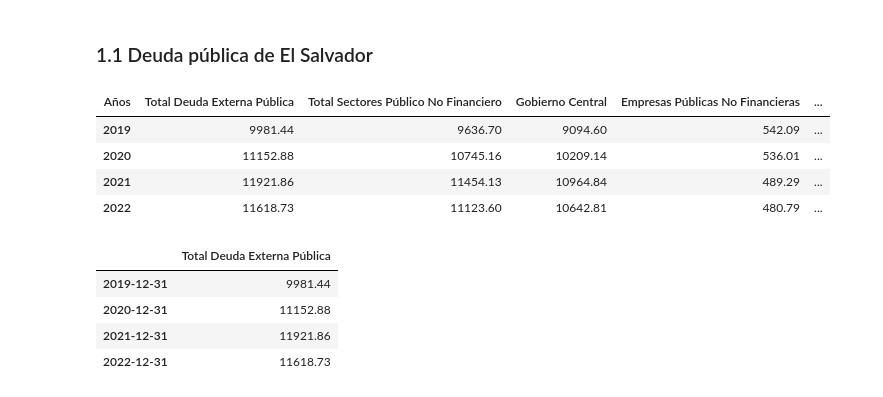
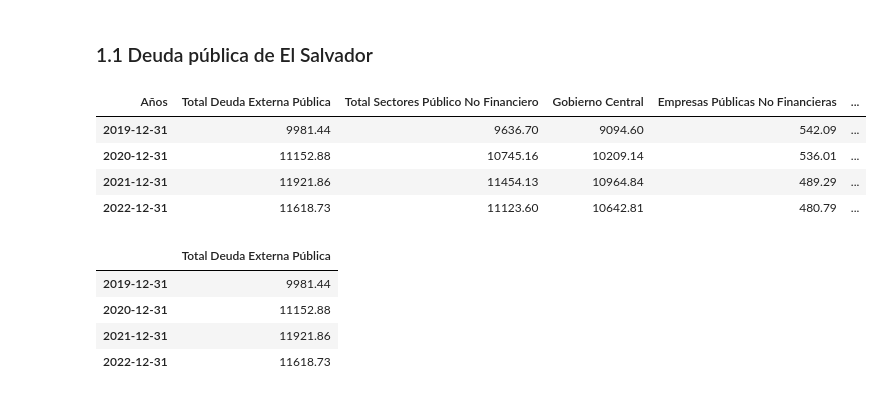
Before and after one commit to JosueRodriguezSams/CriptoSV---Samsung, a Jupyter notebook: Analisis_impacto_del_bitcoin.ipynb, the cells around one changed output. Saved outputs shown, nothing was run; the diff lists cells and outputs as text; code cells hidden in the pictures.

```diff
--- a/Analisis_impacto_del_bitcoin.ipynb
+++ b/Analisis_impacto_del_bitcoin.ipynb
@@ -21,25 +21,26 @@ Para lo cual solo extraeremos el dataframe y **ordenaremos**, **limpiaremos** y
 # %%
 ruta = "Datos_bitcoin/Deuda_SV/Deuda_Externa_Pública_Total.csv"
 df = pd.read_csv(ruta, encoding='utf-8', sep=",",skiprows=4, skipfooter=2,engine="python")
 df = df.iloc[:7]
 df[" "]=[
     'Total Deuda Externa Pública',
     'Total Sectores Público No Financiero',
     'Gobierno Central','Resto Del Gobierno Central',
     'Empresas Públicas No Financieras',
     'Total Sectores Públicos Financiero',
     'Banco Central De Reserva' ]
 df.columns = ['Años', '2019', '2020', '2021', '2022']
 df_DPE_concepto = df.set_index('Años').T
 df_DPE_concepto["Gobierno Central"] = df_DPE_concepto["Gobierno Central"].values + df_DPE_concepto["Resto Del Gobierno Central"].values
 df_DPE_concepto.drop(columns="Resto Del Gobierno Central", axis=1,inplace=True)
+df_DPE_concepto.index = pd.date_range("2019-01-01", periods=4, freq="YE")
 df_DPE_concepto
 # %% [output]
 | Años | Total Deuda Externa Pública | Total Sectores Público No Financiero | Gobierno Central | Empresas Públicas No Financieras | ... |
-| 2019 | 9981.44 | 9636.70 | 9094.60 | 542.09 | ... |
-| 2020 | 11152.88 | 10745.16 | 10209.14 | 536.01 | ... |
-| 2021 | 11921.86 | 11454.13 | 10964.84 | 489.29 | ... |
-| 2022 | 11618.73 | 11123.60 | 10642.81 | 480.79 | ... |
+| 2019-12-31 | 9981.44 | 9636.70 | 9094.60 | 542.09 | ... |
+| 2020-12-31 | 11152.88 | 10745.16 | 10209.14 | 536.01 | ... |
+| 2021-12-31 | 11921.86 | 11454.13 | 10964.84 | 489.29 | ... |
+| 2022-12-31 | 11618.73 | 11123.60 | 10642.81 | 480.79 | ... |
 # %%
 df_DPE = df_DPE_concepto["Total Deuda Externa Pública"]
 df_DPE= df_DPE.reset_index()
```
Also changed, not shown: parts of 6 cells of this notebook.
